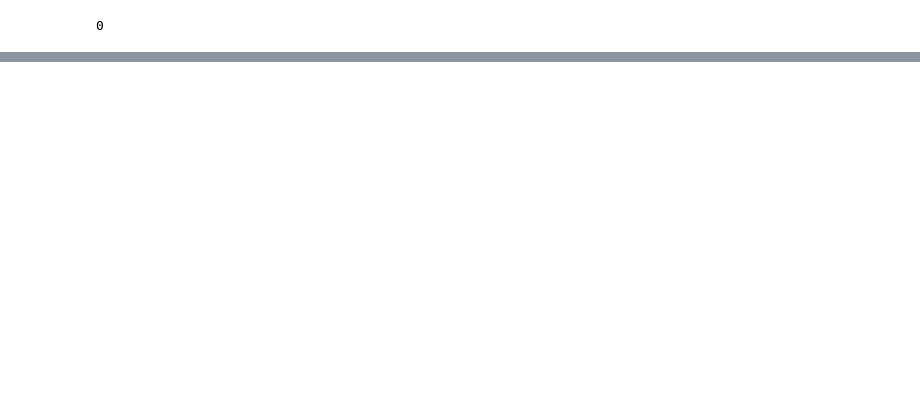
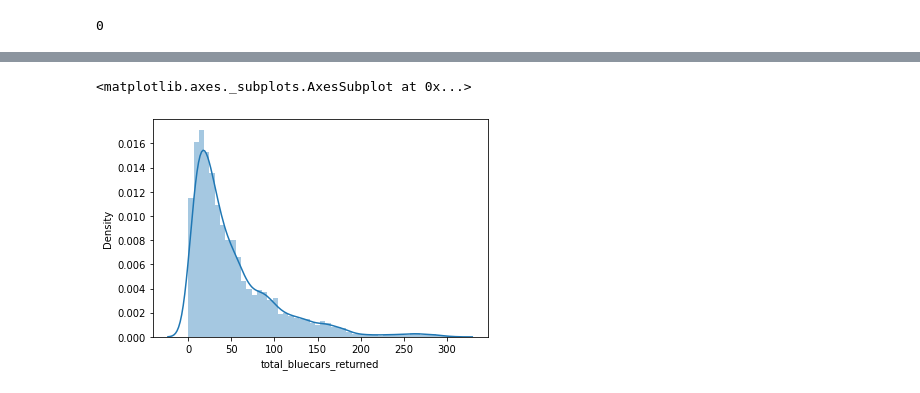
Before and after one commit to Eswa2020/moringa_school_projects, a Jupyter notebook: Esther_Wairimu_Kamau_Independent_project_week_2.ipynb, the cells around one changed output, grey strips where cells are left out. Saved outputs shown, nothing was run; the diff lists cells and outputs as text; code cells hidden in the pictures; blank space fills up the shorter version.

```diff
--- a/Esther_Wairimu_Kamau_Independent_project_week_2.ipynb
+++ b/Esther_Wairimu_Kamau_Independent_project_week_2.ipynb
@@ -284,0 +533,7 @@ IQR = Q3 - Q1
+# %%
+ # plotting a  sns histogram of the bluecars_taken sum
+
+sns.distplot(autolib_clean.total_bluecars_returned, kde = True)
+# %% [output]
+<matplotlib.axes._subplots.AxesSubplot at 0x...>
+[figure, added]
```
Also changed, not shown: parts of 138 cells of this notebook.
